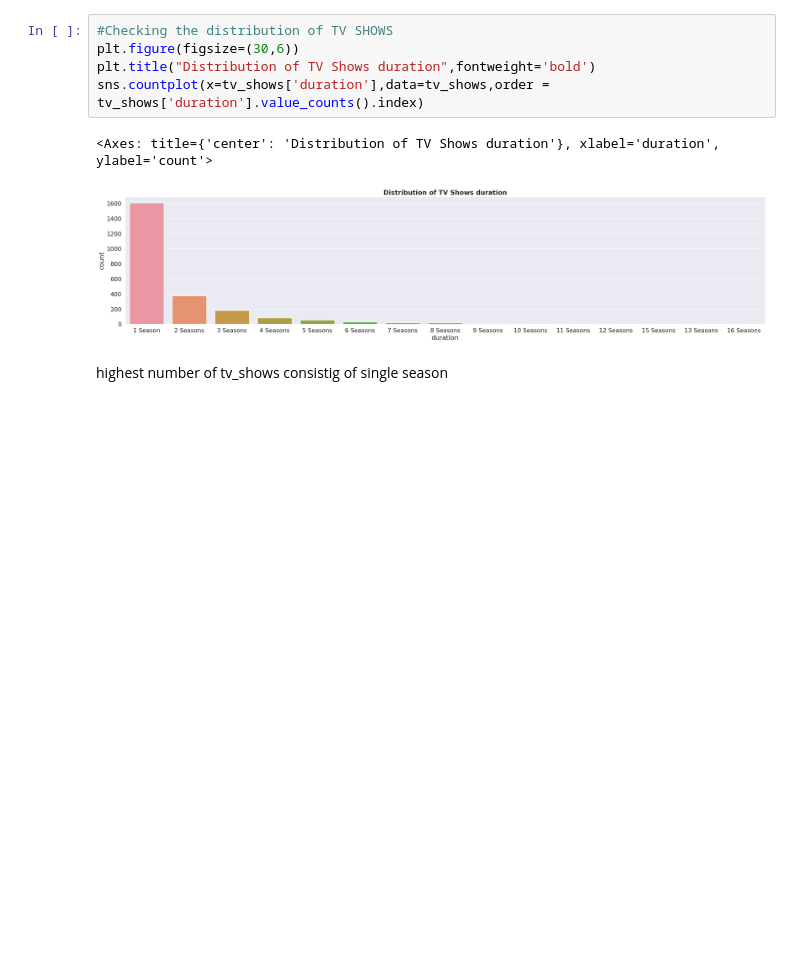
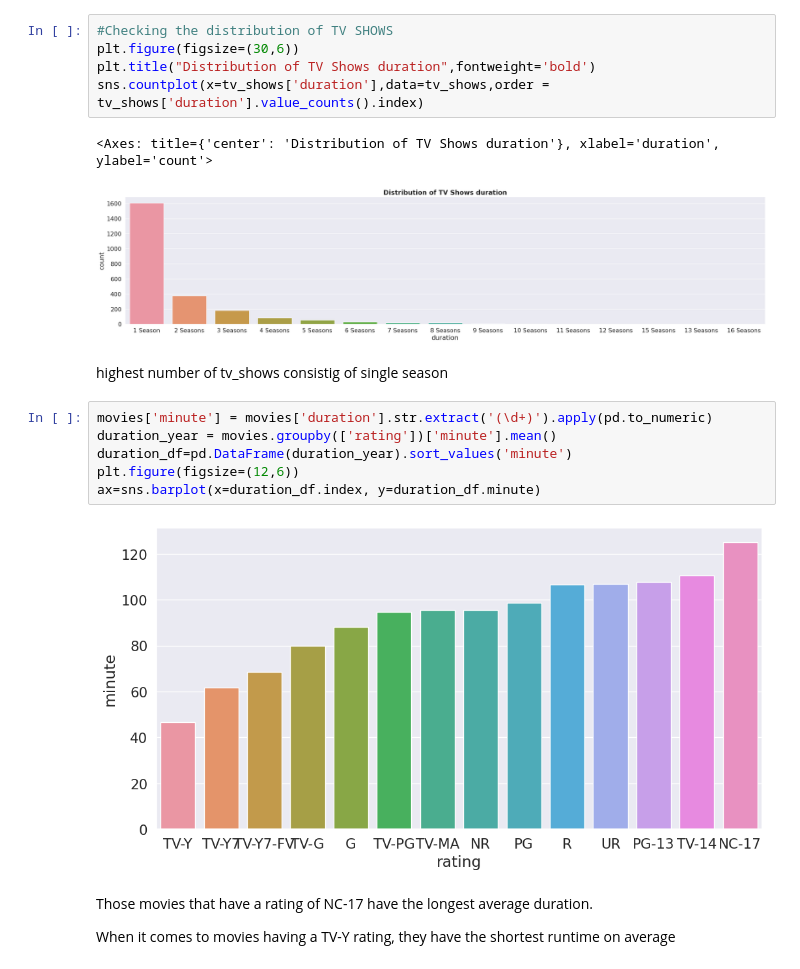
Before and after one commit to pravin2072/Netflix_unsupervised_machine_Learning, a Jupyter notebook: Netflix_unsupervised_machine_Learning.ipynb, the cells around one changed output. Saved outputs shown, nothing was run; the diff lists cells and outputs as text; blank space fills up the shorter version.

```diff
--- a/Netflix_unsupervised_machine_Learning.ipynb
+++ b/Netflix_unsupervised_machine_Learning.ipynb
@@ -473,3 +473,15 @@ sns.countplot(x=tv_shows['duration'],data=tv_shows,order = tv_shows['duration'].
 [figure]
 # %% [markdown]
 highest number of tv_shows consistig of single season
+# %%
+movies['minute'] = movies['duration'].str.extract('(\d+)').apply(pd.to_numeric)
+duration_year = movies.groupby(['rating'])['minute'].mean()
+duration_df=pd.DataFrame(duration_year).sort_values('minute')
+plt.figure(figsize=(12,6))
+ax=sns.barplot(x=duration_df.index, y=duration_df.minute)
+# %% [output]
+[figure, added]
+# %% [markdown]
+Those movies that have a rating of NC-17 have the longest average duration.
+
+When it comes to movies having a TV-Y rating, they have the shortest runtime on average
```
Also changed, not shown: parts of 56 cells of this notebook.
